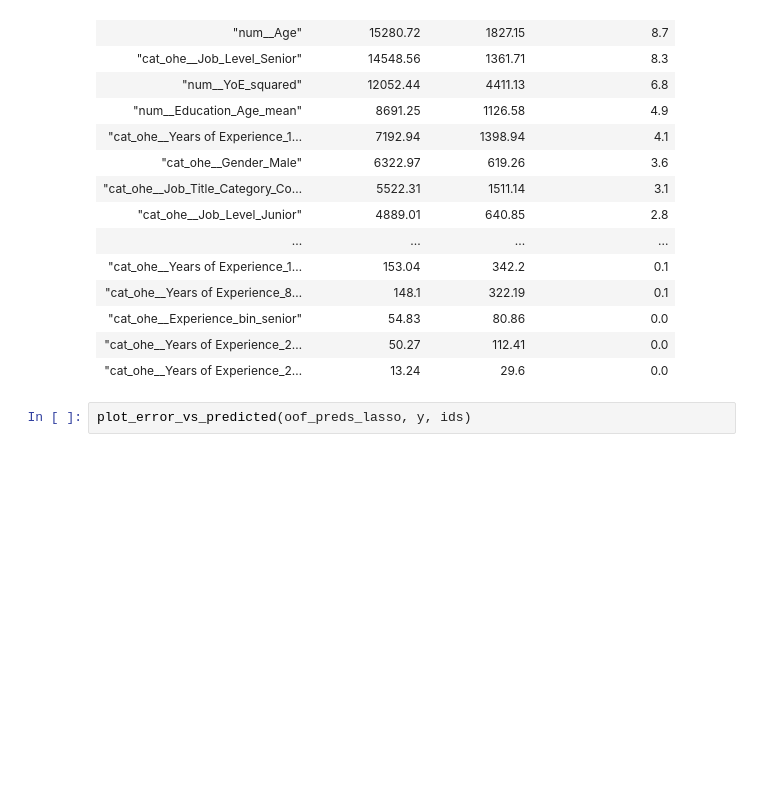
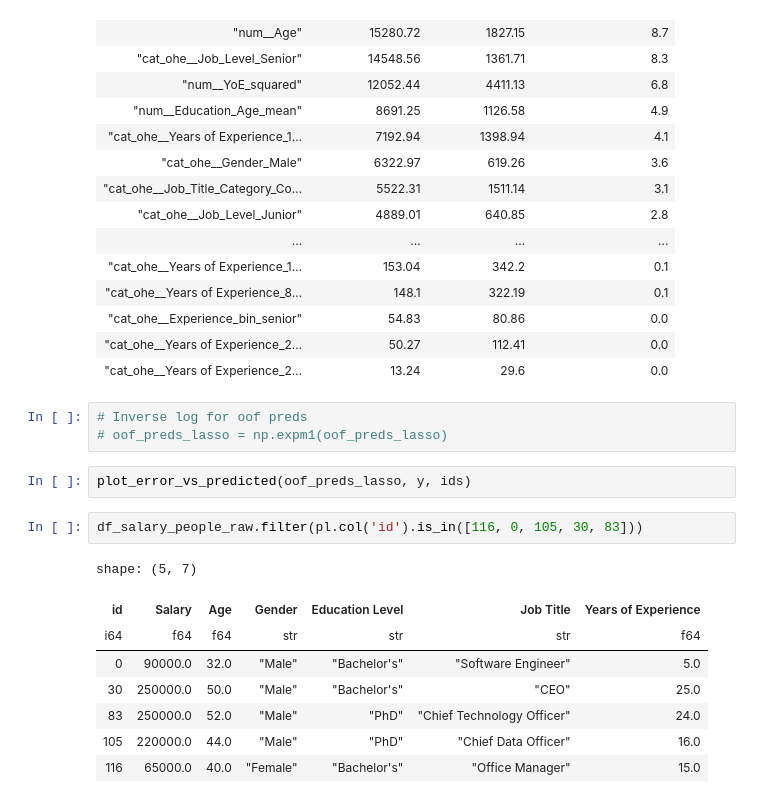
Before and after one commit to Gee1818/pwc-challenge, a Jupyter notebook: src/lasso.ipynb, the cells around one changed output. Drawn from its saved outputs; the diff is of its cells as text; blank space fills up the shorter version.

```diff
--- a/src/lasso.ipynb
+++ b/src/lasso.ipynb
@@ -517,8 +622,22 @@ shape: (29, 4)
 | "cat_ohe__Experience_bin_senior" | 54.83 | 80.86 | 0.0 |
 | "cat_ohe__Years of Experience_2… | 50.27 | 112.41 | 0.0 |
 | "cat_ohe__Years of Experience_2… | 13.24 | 29.6 | 0.0 |
+# %%
+# Inverse log for oof preds
+# oof_preds_lasso = np.expm1(oof_preds_lasso)
 # %%
 plot_error_vs_predicted(oof_preds_lasso, y, ids)
+# %%
+df_salary_people_raw.filter(pl.col('id').is_in([116, 0, 105, 30, 83]))
+# %% [output]
+shape: (5, 7)
+| id | Salary | Age | Gender | Education Level | Job Title | Years of Experience |
+| i64 | f64 | f64 | str | str | str | f64 |
+| 0 | 90000.0 | 32.0 | "Male" | "Bachelor's" | "Software Engineer" | 5.0 |
+| 30 | 250000.0 | 50.0 | "Male" | "Bachelor's" | "CEO" | 25.0 |
+| 83 | 250000.0 | 52.0 | "Male" | "PhD" | "Chief Technology Officer" | 24.0 |
+| 105 | 220000.0 | 44.0 | "Male" | "PhD" | "Chief Data Officer" | 16.0 |
+| 116 | 65000.0 | 40.0 | "Female" | "Bachelor's" | "Office Manager" | 15.0 |
 # %%
 lasso_seed_results = evaluate_model_seeds(model_lasso, X, y)
 lasso_seed_results
```
Also changed, not shown: parts of 16 cells of this notebook, 15 other files.
